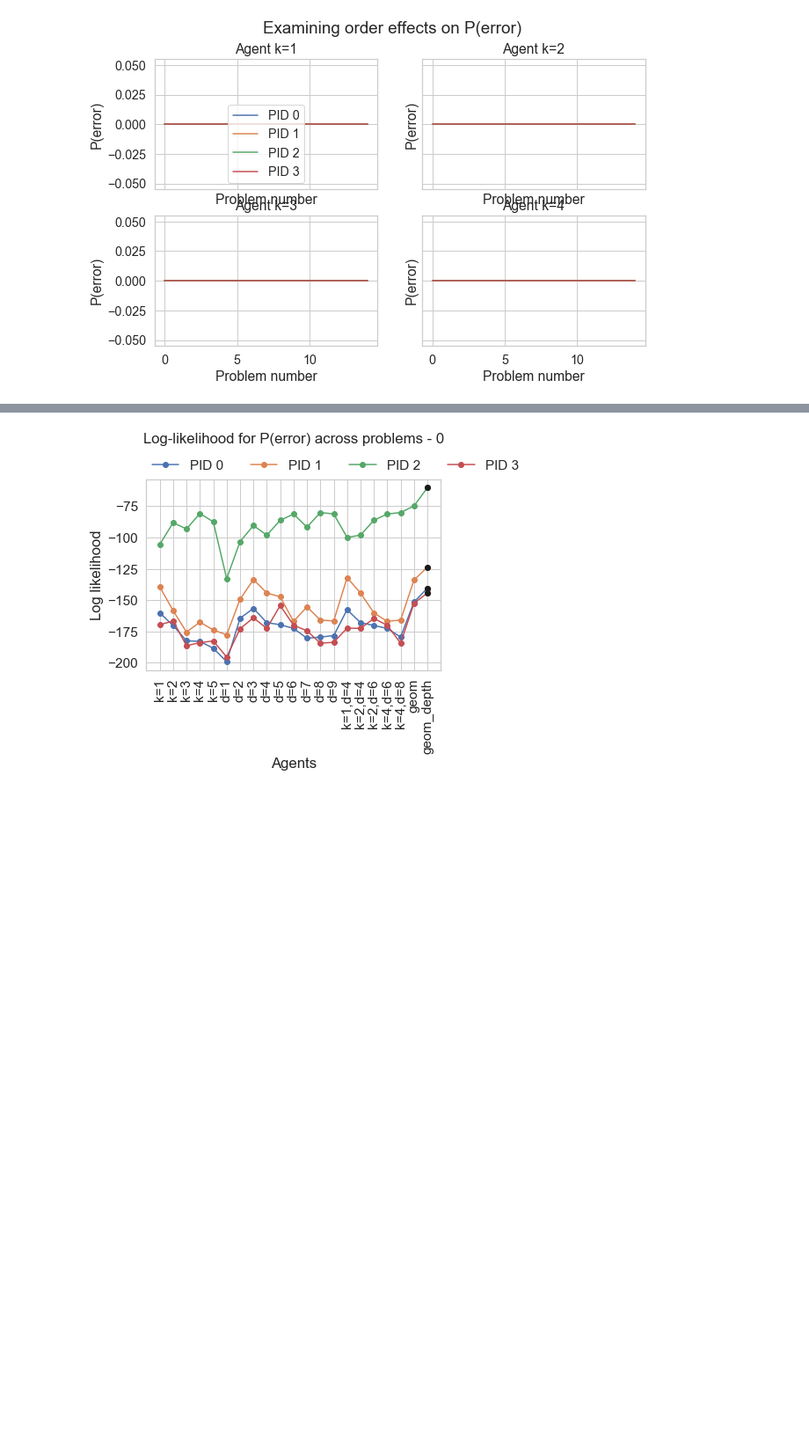
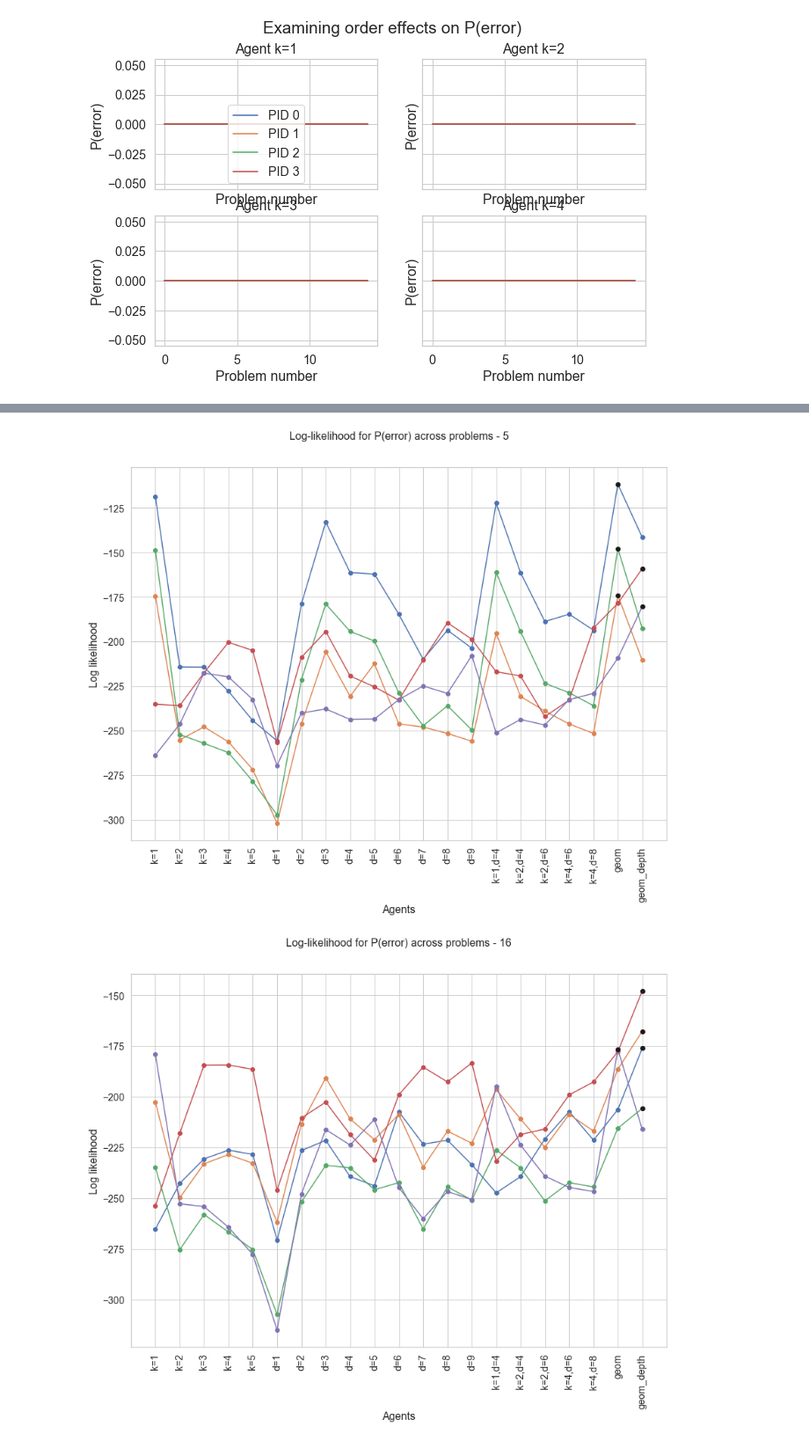
Before and after one commit to fredcallaway/multigoals, a Jupyter notebook: analysis/main.ipynb, the cells around one changed output, grey strips where cells are left out. Shown at 88% size. Saved outputs shown, nothing was run; the diff lists cells and outputs as text; code cells hidden in the pictures; blank space fills up the shorter version.

```diff
--- a/analysis/main.ipynb
+++ b/analysis/main.ipynb
@@ -432,6 +477,9 @@ letters = [chr(ord('a')+i) for i in range(5)]
 # Set letter to empty string to jointly optimize
 #letters = ['' for i in range(5)]
 
+
+problems_to_test = main_problems
+#problems_to_test = [tuple(tuple(col) for col in t['initial']) for t in trials_json['B=6']]
 
 generating_agents = [
     (f'k=1{l}', dict(k=1)) for l in letters
@@ -449,8 +497,16 @@ generating_agents = [
     (f'p=0.3 {l}', dict(p=0.3)) for l in letters
 ]
 
+generating_agents = [
+    (f'k=2{l}', dict(k=2)) for l in letters
+] + [
+    (f'p=0.5 {l}', dict(p=0.5)) for l in letters
+] + [
+    (f'p_depth=0.1 {l}', dict(p_depth=0.1)) for l in letters
+]
+
 for agent_name, agent_kwargs in generating_agents:
-    for initial in unique_problems_5block:
+    for initial in problems_to_test:
 #    hi = (('E', 'C'), ('A', 'B'), ('D',))
 #    for initial in [hi]:
         '''
@@ -500,6 +556,7 @@ def _make_model_inputs(df):
     # shared moves between participants.
     # This is ultimately why we structure data flow in this function in such a particular way.
     # HACK HACK however not clear that perf is really that impacted....
+    # HACK although it might be by 6 block problems????
     for agent_idx, (agent_name, get_actions_kwargs) in enumerate(tqdm(agents)):
         get_actions_fn = lambda s: model.get_actions(s, **get_actions_kwargs)
         for _, rows in curr_df.groupby('initial_state'):
@@ -527,7 +584,9 @@ def _make_model_inputs(df):
         )
     return model_inputs
 
-model_inputs = _make_model_inputs(fiveblock)
+curr_df = df_to_analyze
+
+model_inputs = _make_model_inputs(curr_df)
 # %% [output]
 [interactive output not drawn]
 # %%
@@ -540,6 +599,9 @@ import re
 def _fit_models(problem, agent_names, action_lk, rand_p):
     # Values of k to test. Right now we simplify by assuming all problems have same # of goals
     max_k = len(problem.goals)
+    # HACK HACK
+    kmatches = [re.match(r'^k=(\d+)$', agent_name) for agent_name in agent_names]
+    max_k = max([int(m.group(1)) for m in kmatches if m])
     ks = np.arange(1, max_k+1)
 
     # Find indexes of k-agents in action_lk
@@ -642,13 +704,16 @@ agent_names = [name for name, _ in agents]
 
 pid = list(model_inputs.keys())[1]#'k=2a'
 print('pid', pid)
-arbitrary_state = fiveblock['states'].values[0][0]
+
+arbitrary_state = main_problems[0]
 arbitrary_problem = blockworld.Blockworld(arbitrary_state, model.make_goals(arbitrary_state))
+
 i = model_inputs[pid]
 fits = _fit_models(arbitrary_problem, agent_names, i['model_p'], i['rand_p'])
 for k, fit in fits.items():
     print(k, fit)
 print()
+
 # Now sanity checking against old code...
 for agent_idx in [agent_names.index(f'k={k}') for k in range(1, 6)]:
     name, _ = agents[agent_idx]
@@ -674,38 +739,39 @@ k=5 {'p_err': 0.16326530612244897, 'logp': -87.48244777369706}
 # %%
 # parameter recovery
-
-curr_df = fiveblock
 
 sns.set_style("whitegrid")
 
 agent_names_for_plot = agent_names + ['geom', 'geom_depth']
 
+all_pids = list(curr_df.pid.unique())
 for pids in [
-    sorted(curr_df.pid.unique()),
+    all_pids[idx:idx+5]
+    for idx in range(0, len(all_pids), 5)
 
     # works with newer code
     #[name for name, _ in generating_agents[idx:idx+len(letters)]]
     #for idx in range(0, len(generating_agents), len(letters))
 ]:
-    f, ax = plt.subplots()
+    f, ax = plt.subplots(figsize=(14, 10))
 
     #names = [name for name, _ in agents]
     for pid in pids:
         i = model_inputs[pid]
         fits = _fit_models(arbitrary_problem, agent_names, i['model_p'], i['rand_p'])
-        ll = [fits[name]['logp'] for name in agent_names_for_plot]
+        ll = np.array([fits[name]['logp'] for name in agent_names_for_plot])
         #ll = [subject_p_err[pid, name]['logp'] for name in names]
         ax.plot(agent_names_for_plot, ll, '-o', label=f'PID {pid}')
         max_agent = np.argmax(ll)
         max_dot = ax.plot(agent_names_for_plot[max_agent], ll[max_agent], 'o', c='k')
 
-    ax.legend(loc='lower left', bbox_to_anchor= (0.0, 1.01), ncol=4,
-                borderaxespad=0, frameon=False)
+    #ax.legend(loc='lower left', bbox_to_anchor= (0.0, 1.01), ncol=4,
+    #            borderaxespad=0, frameon=False)
 
     ax.set_title(f'Log-likelihood for P(error) across problems - {list(pids)[0]}\n\n')
     ax.set_xlabel('Agents')
     ax.set_ylabel('Log likelihood')
     for tick in ax.get_xticklabels():
         tick.set_rotation(90)
 # %% [output]
-[figure, old version]
+[figure, new version]
+[figure, added]
```
Also changed, not shown: parts of 20 cells of this notebook.
